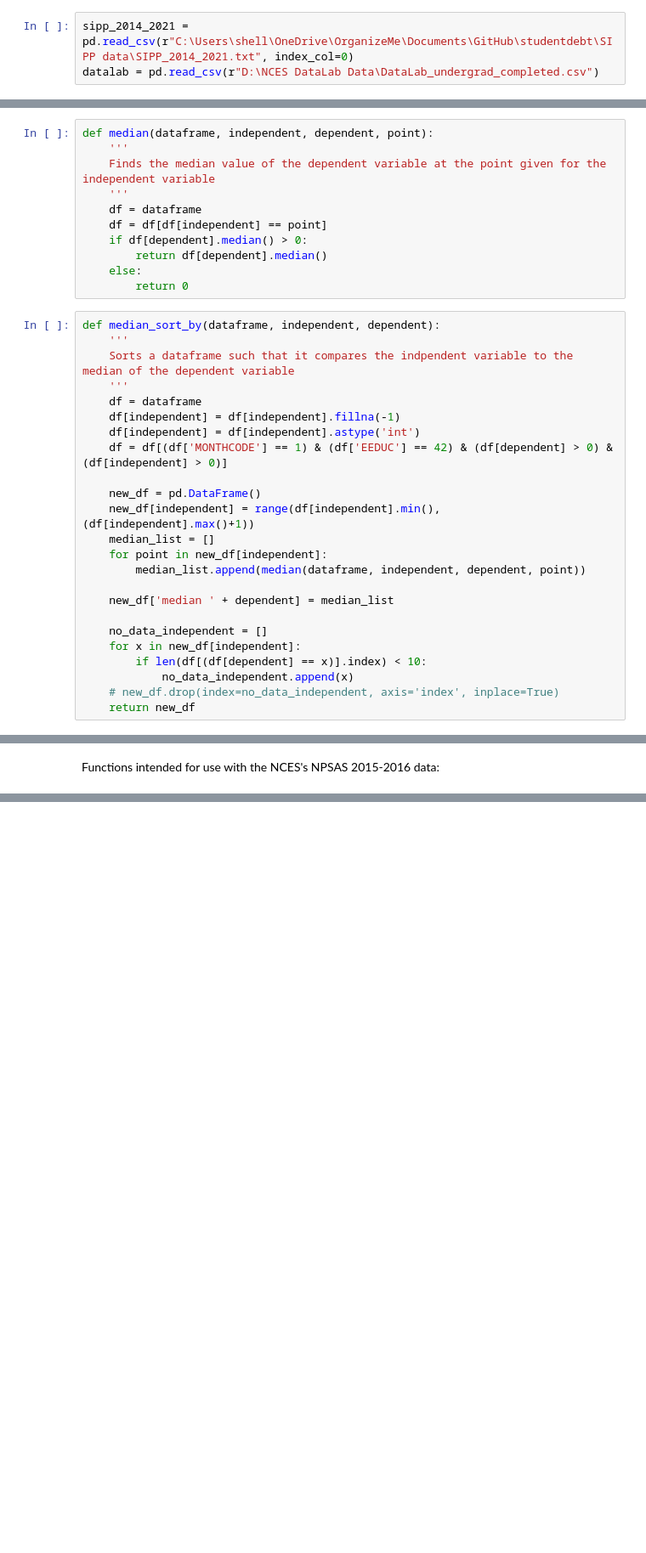
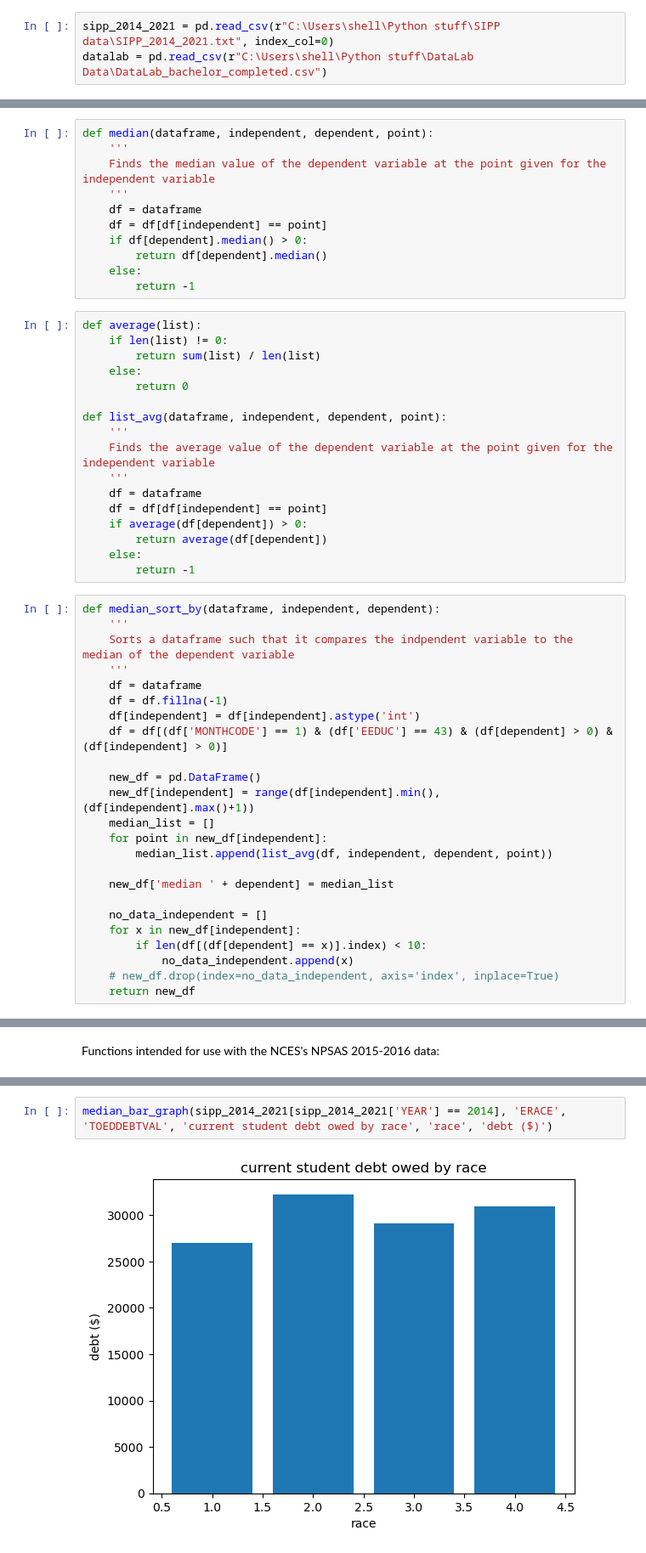
Before and after one commit to AlexWycoff/studentdebt, a Jupyter notebook: notebooks/DataFunctions.ipynb, the cells around one changed output, grey strips where cells are left out. Shown at 85% size. Drawn from its saved outputs; the diff is of its cells as text; blank space fills up the shorter version.

Commit message:
Updated functions and cleaned data

```diff
--- a/notebooks/DataFunctions.ipynb
+++ b/notebooks/DataFunctions.ipynb
@@ -7,8 +7,8 @@ from scipy.interpolate import InterpolatedUnivariateSpline as Spline
 import matplotlib as mpl
 import seaborn as sns
 # %%
-sipp_2014_2021 = pd.read_csv(r"C:\Users\shell\OneDrive\OrganizeMe\Documents\GitHub\studentdebt\SIPP data\SIPP_2014_2021.txt", index_col=0)
-datalab = pd.read_csv(r"D:\NCES DataLab Data\DataLab_undergrad_completed.csv")
+sipp_2014_2021 = pd.read_csv(r"C:\Users\shell\Python stuff\SIPP data\SIPP_2014_2021.txt", index_col=0)
+datalab = pd.read_csv(r"C:\Users\shell\Python stuff\DataLab Data\DataLab_bachelor_completed.csv")
 # %% [markdown]
 Functions intended for use with the SIPP data:
 # %%
@@ -21,22 +21,39 @@ def median(dataframe, independent, dependent, point):
     if df[dependent].median() > 0:
         return df[dependent].median()
     else:
-        return 0
+        return -1
+# %%
+def average(list):
+    if len(list) != 0:
+        return sum(list) / len(list)
+    else:
+        return 0
+
+def list_avg(dataframe, independent, dependent, point):
+    '''
+    Finds the average value of the dependent variable at the point given for the independent variable
+    '''
+    df = dataframe
+    df = df[df[independent] == point]
+    if average(df[dependent]) > 0:
+        return average(df[dependent])
+    else:
+        return -1
 # %%
 def median_sort_by(dataframe, independent, dependent):
     '''
     Sorts a dataframe such that it compares the indpendent variable to the median of the dependent variable
     '''
     df = dataframe
-    df[independent] = df[independent].fillna(-1)
+    df = df.fillna(-1)
     df[independent] = df[independent].astype('int')
-    df = df[(df['MONTHCODE'] == 1) & (df['EEDUC'] == 42) & (df[dependent] > 0) & (df[independent] > 0)]
+    df = df[(df['MONTHCODE'] == 1) & (df['EEDUC'] == 43) & (df[dependent] > 0) & (df[independent] > 0)]
 
     new_df = pd.DataFrame()
     new_df[independent] = range(df[independent].min(), (df[independent].max()+1))
     median_list = []
     for point in new_df[independent]:
-        median_list.append(median(dataframe, independent, dependent, point))
+        median_list.append(list_avg(df, independent, dependent, point))
 
     new_df['median ' + dependent] = median_list
 
@@ -83,0 +157,4 @@ def datalab_bar_graph(column, row_range, title, xlab, ylab):
+# %%
+median_bar_graph(sipp_2014_2021[sipp_2014_2021['YEAR'] == 2014], 'ERACE', 'TOEDDEBTVAL', 'current student debt owed by race', 'race', 'debt ($)')
+# %% [output]
+[figure, added]
```
Also changed, not shown: parts of 9 cells of this notebook, 1 other file.
